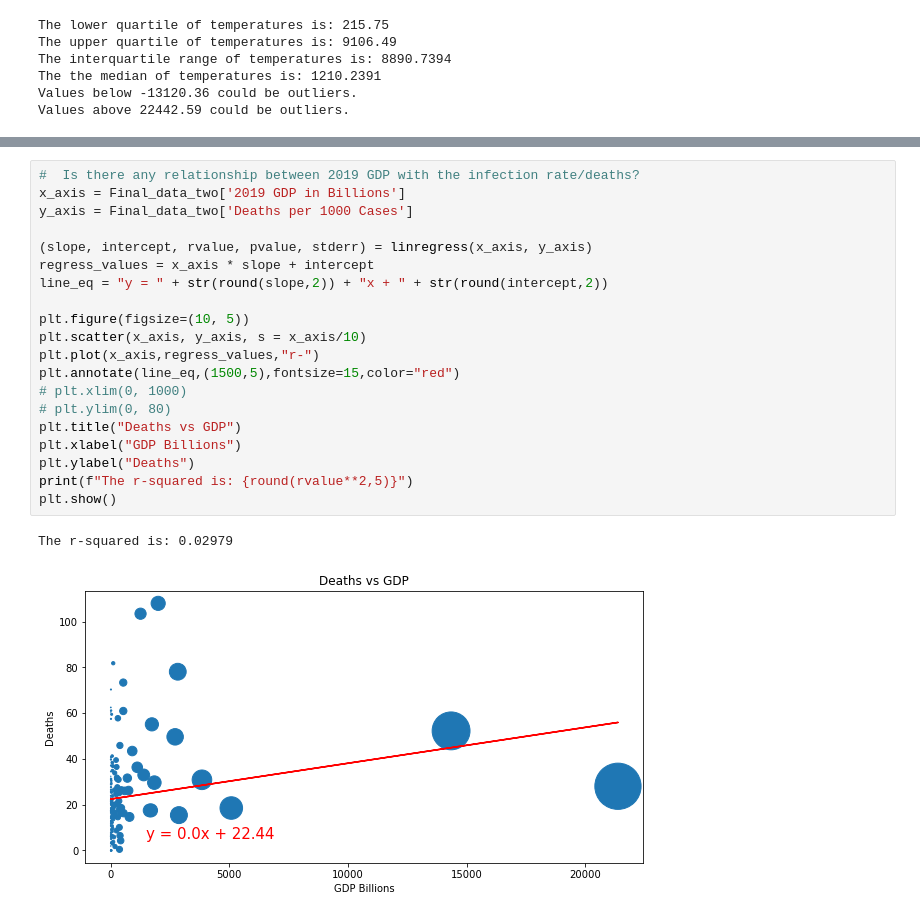
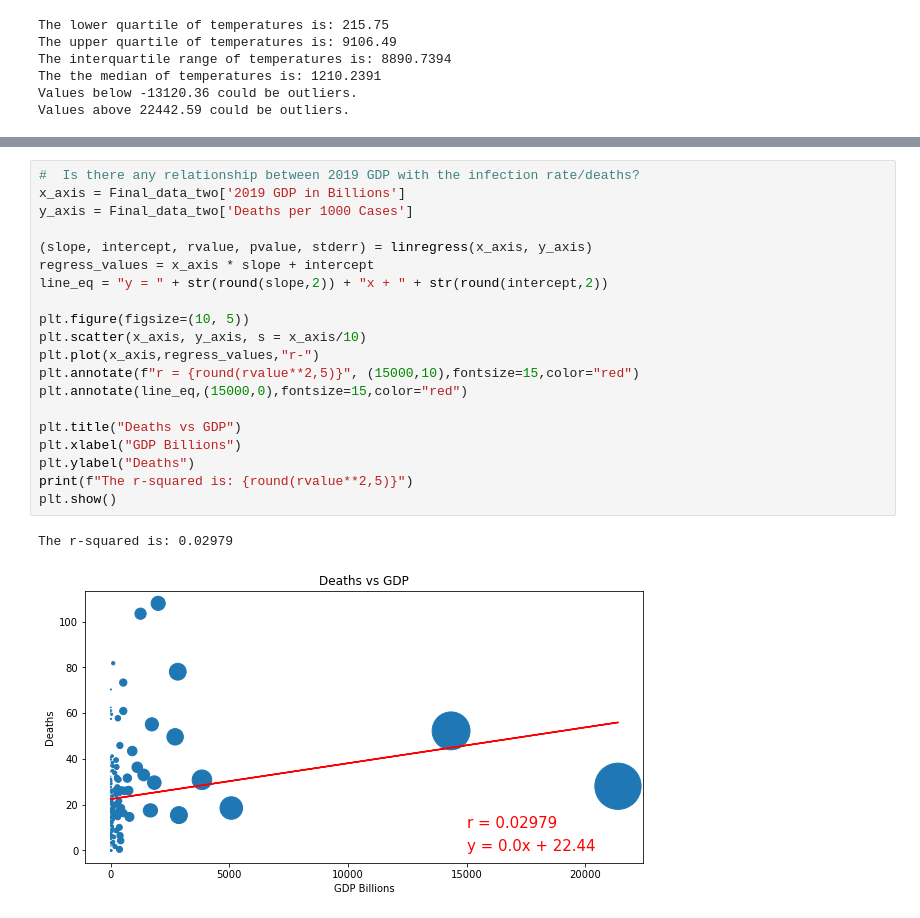
Before and after one commit to AustinRCole/COVID_Lat_GDP_analysis, a Jupyter notebook: GDP_Data_Analysis.ipynb, the cells around one changed output, grey strips where cells are left out. Cells and saved outputs as stored; diff of their text form.

```diff
--- a/GDP_Data_Analysis.ipynb
+++ b/GDP_Data_Analysis.ipynb
@@ -408,23 +408,23 @@ The r-squared is: 0.02979
 # %%
 #  Is there any relationship between 2019 GDP with the infection rate/deaths?
 x_axis = Final_data_two['2019 GDP in Billions']
 y_axis = Final_data_two['Deaths per 1000 Cases']
 
 (slope, intercept, rvalue, pvalue, stderr) = linregress(x_axis, y_axis)
 regress_values = x_axis * slope + intercept
 line_eq = "y = " + str(round(slope,2)) + "x + " + str(round(intercept,2))
 
 plt.figure(figsize=(10, 5))
 plt.scatter(x_axis, y_axis, s = x_axis/10)
 plt.plot(x_axis,regress_values,"r-")
-plt.annotate(line_eq,(1500,5),fontsize=15,color="red")
-# plt.xlim(0, 1000)
-# plt.ylim(0, 80)
+plt.annotate(f"r = {round(rvalue**2,5)}", (15000,10),fontsize=15,color="red")
+plt.annotate(line_eq,(15000,0),fontsize=15,color="red")
+
 plt.title("Deaths vs GDP")
 plt.xlabel("GDP Billions")
 plt.ylabel("Deaths")
 print(f"The r-squared is: {round(rvalue**2,5)}")
 plt.show()
 # %% [output]
 The r-squared is: 0.02979
-[figure, old version]
+[figure, new version]
```
Also changed, not shown: parts of 4 cells of this notebook, 8 other files.
